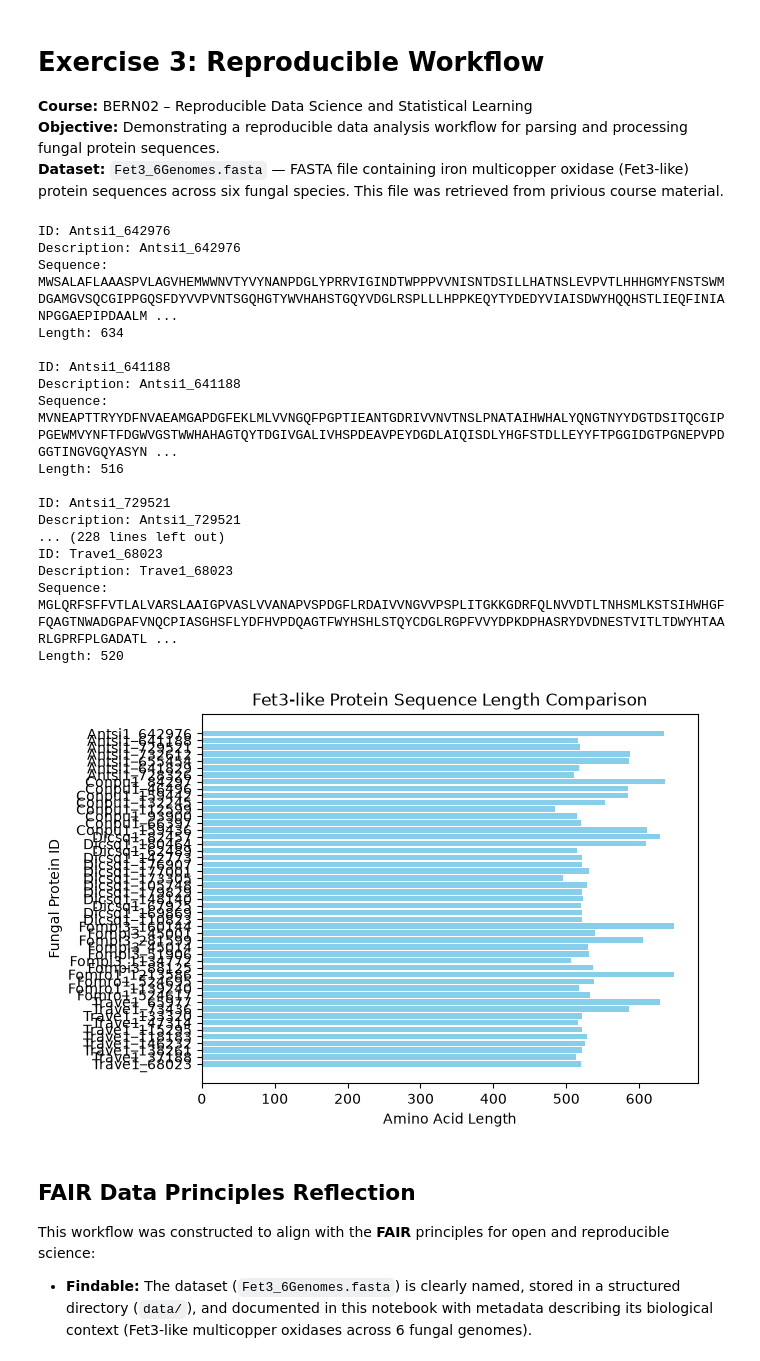
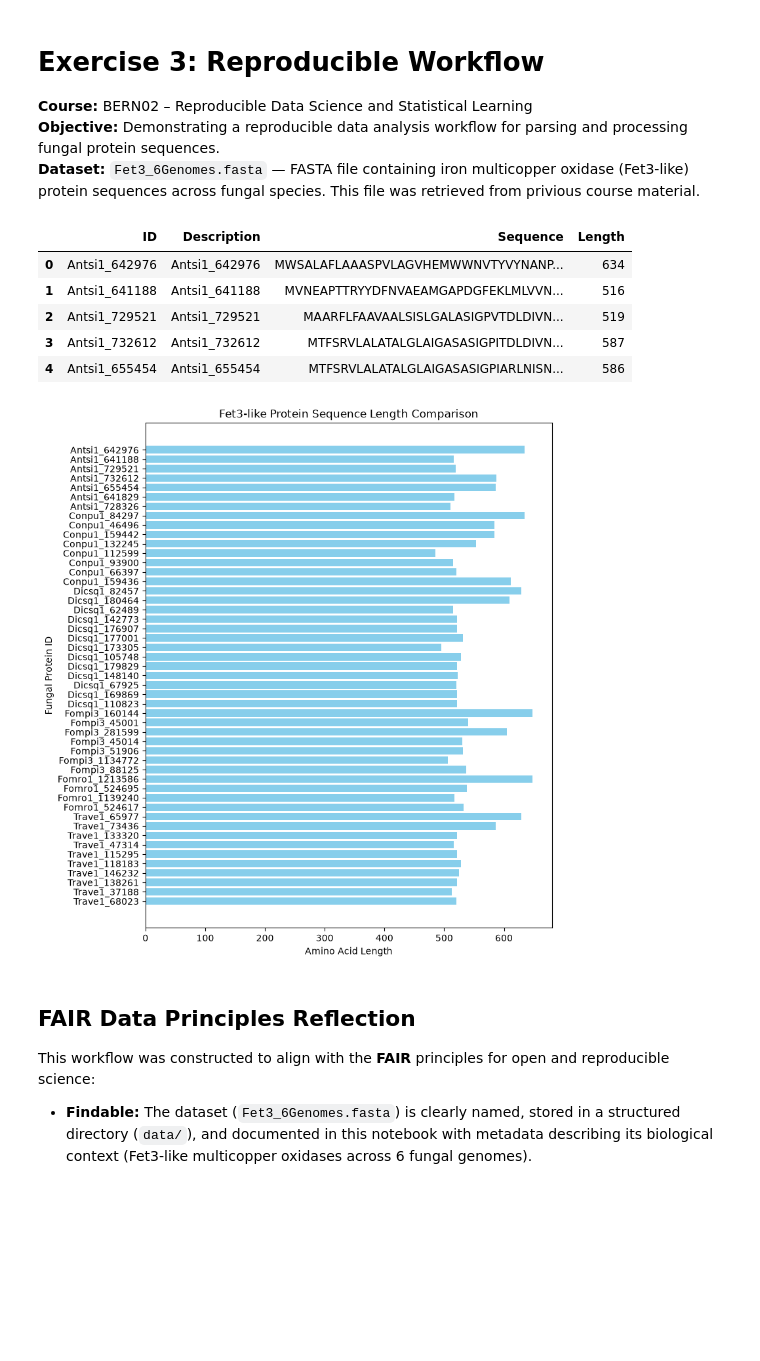
Before and after one commit to jenny-pom/BERN_02, a Jupyter notebook: Exercise_3/notebooks/notebook.ipynb, the cells around one changed output. Cells and saved outputs as stored; diff of their text form; code cells hidden in the pictures; blank space fills up the shorter version.

```diff
--- a/Exercise_3/notebooks/notebook.ipynb
+++ b/Exercise_3/notebooks/notebook.ipynb
@@ -2,6 +2,6 @@
 # Exercise 3: Reproducible Workflow
 **Course:** BERN02 – Reproducible Data Science and Statistical Learning
 **Objective:** Demonstrating a reproducible data analysis workflow for parsing and processing fungal protein sequences.
-**Dataset:** `Fet3_6Genomes.fasta` — FASTA file containing iron multicopper oxidase (Fet3-like) protein sequences across six fungal species. This file was retrieved from privious course material.
+**Dataset:** `Fet3_6Genomes.fasta` — FASTA file containing iron multicopper oxidase (Fet3-like) protein sequences across fungal species. This file was retrieved from privious course material.
 # %%
 import pandas as pd
@@ -10,45 +10,30 @@ import matplotlib.pyplot as plt
 # %%
-# Read sequence records one by one
-for record in SeqIO.parse("../data/Fet3_6Genomes.fasta", "fasta"):
-    print(f"ID: {record.id}")
-    print(f"Description: {record.description}")
-    print(f"Sequence: {record.seq}")
-    print(f"Length: {len(record.seq)}\n")
+# Extract records into a list of dictionaries
+data = [{"ID": record.id, "Description": record.description, "Sequence": str(record.seq), "Length": len(record.seq),} for record in SeqIO.parse("../data/Fet3_6Genomes.fasta", "fasta")]
+
+# Convert the list into a pandas DataFrame
+df = pd.DataFrame(data)
+
+# Display the first few rows
+df.head()
 # %% [output]
-ID: Antsi1_642976
-Description: Antsi1_642976
-Sequence: MWSALAFLAAASPVLAGVHEMWWNVTYVYNANPDGLYPRRVIGINDTWPPPVVNISNTDSILLHATNSLEVPVTLHHHGMYFNSTSWMDGAMGVSQCGIPPGQSFDYVVPVNTSGQHGTYWVHAHSTGQYVDGLRSPLLLHPPKEQYTYDEDYVIAISDWYHQQHSTLIEQFINIANPGGAEPIPDAALM ...
-Length: 634
-
-ID: Antsi1_641188
-Description: Antsi1_641188
-Sequence: MVNEAPTTRYYDFNVAEAMGAPDGFEKLMLVVNGQFPGPTIEANTGDRIVVNVTNSLPNATAIHWHALYQNGTNYYDGTDSITQCGIPPGEWMVYNFTFDGWVGSTWWHAHAGTQYTDGIVGALIVHSPDEAVPEYDGDLAIQISDLYHGFSTDLLEYYFTPGGIDGTPGNEPVPDGGTINGVGQYASYN ...
-Length: 516
-
-ID: Antsi1_729521
-Description: Antsi1_729521
-... (228 lines left out)
-ID: Trave1_68023
-Description: Trave1_68023
-Sequence: MGLQRFSFFVTLALVARSLAAIGPVASLVVANAPVSPDGFLRDAIVVNGVVPSPLITGKKGDRFQLNVVDTLTNHSMLKSTSIHWHGFFQAGTNWADGPAFVNQCPIASGHSFLYDFHVPDQAGTFWYHSHLSTQYCDGLRGPFVVYDPKDPHASRYDVDNESTVITLTDWYHTAARLGPRFPLGADATL ...
-Length: 520
+|  | ID | Description | Sequence | Length |
+| 0 | Antsi1_642976 | Antsi1_642976 | MWSALAFLAAASPVLAGVHEMWWNVTYVYNANP... | 634 |
+| 1 | Antsi1_641188 | Antsi1_641188 | MVNEAPTTRYYDFNVAEAMGAPDGFEKLMLVVN... | 516 |
+| 2 | Antsi1_729521 | Antsi1_729521 | MAARFLFAAVAALSISLGALASIGPVTDLDIVN... | 519 |
+| 3 | Antsi1_732612 | Antsi1_732612 | MTFSRVLALATALGLAIGASASIGPITDLDIVN... | 587 |
+| 4 | Antsi1_655454 | Antsi1_655454 | MTFSRVLALATALGLAIGASASIGPIARLNISN... | 586 |
 # %%
-# Load sequence records into a DataFrame
-records = [
-    {"ID": rec.id, "Length": len(rec.seq)}
-    for rec in SeqIO.parse("../data/Fet3_6Genomes.fasta", "fasta")
-]
-df = pd.DataFrame(records)
-
 # Plot sequence lengths
+plt.figure(figsize=(8, 10))
 plt.barh(df["ID"], df["Length"], color="skyblue")
 plt.xlabel("Amino Acid Length")
 plt.ylabel("Fungal Protein ID")
 plt.title("Fet3-like Protein Sequence Length Comparison")
 plt.gca().invert_yaxis()
 plt.show()
 # %% [output]
-[figure, old version]
+[figure, new version]
 # %% [markdown]
 ## FAIR Data Principles Reflection
 
```
Also changed, not shown: parts of 1 cell of this notebook, 1 other file.
